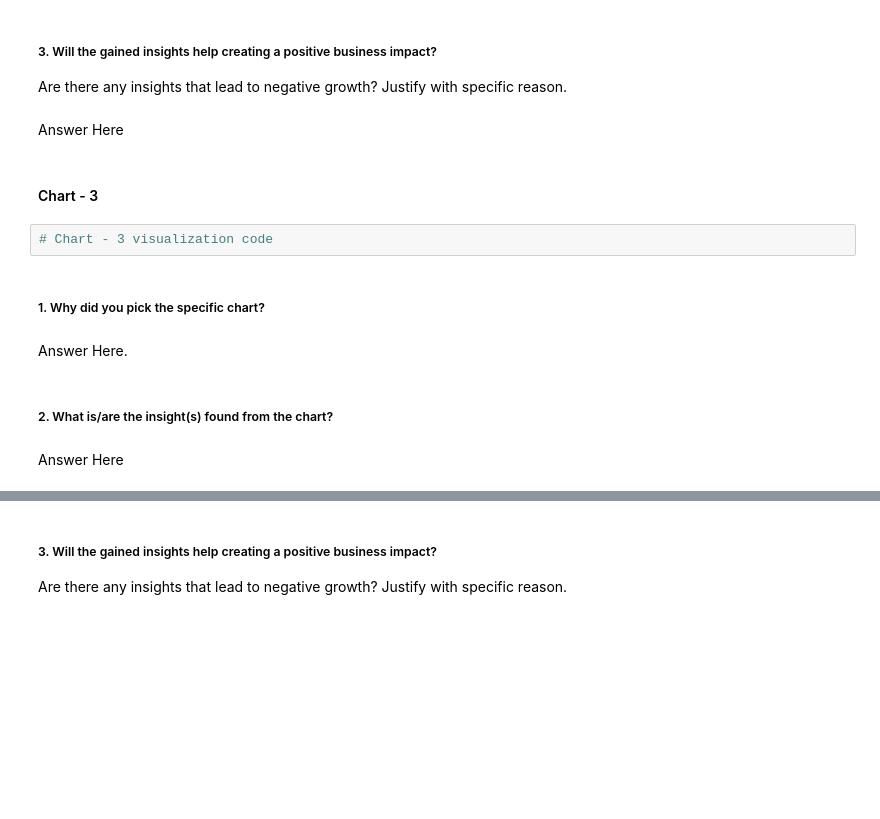
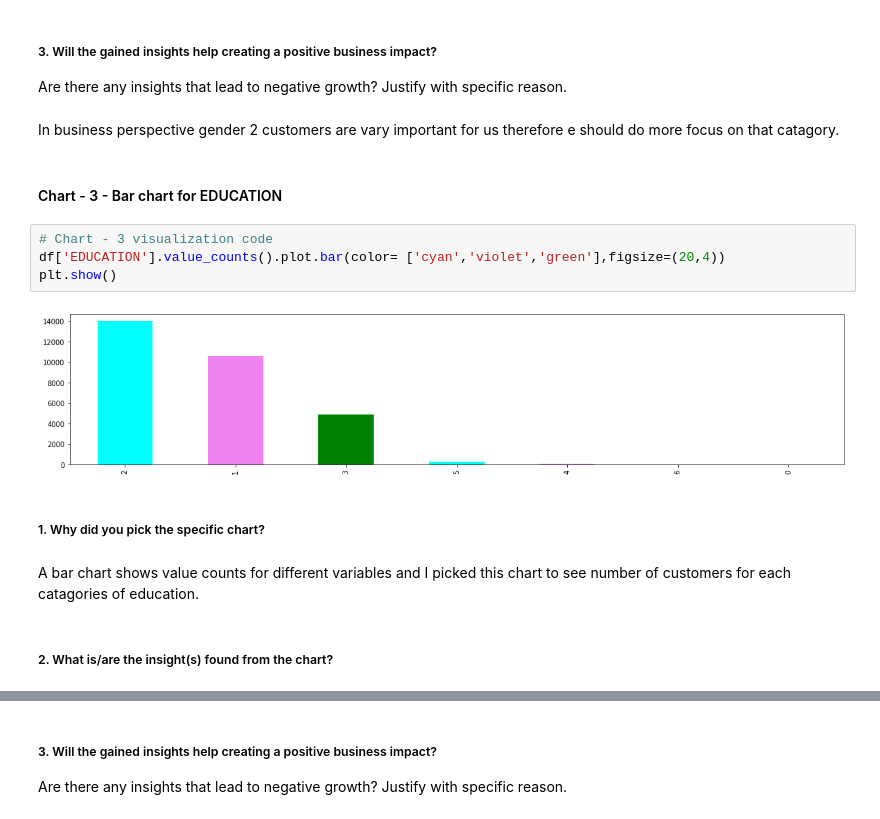
Before and after one commit to mdismailquraishicse/capstone_project_3_classification_creditcard_default, a Jupyter notebook: CreditCardDefaultPrediction.ipynb, the cells around one changed output, grey strips where cells are left out. Drawn from its saved outputs; the diff is of its cells as text; blank space fills up the shorter version.

```diff
--- a/CreditCardDefaultPrediction.ipynb
+++ b/CreditCardDefaultPrediction.ipynb
@@ -209,17 +478,19 @@ Answer Here
 # %% [markdown]
 ##### 3. Will the gained insights help creating a positive business impact?
 Are there any insights that lead to negative growth? Justify with specific reason.
-# %% [markdown]
-Answer Here
+# %% [markdown]
+In business perspective gender 2 customers are vary important for us therefore e should do more focus on that catagory.
 # %% [markdown]
-#### Chart - 3
+#### Chart - 3 - Bar chart for EDUCATION
-# %%
-# Chart - 3 visualization code
+# %%
+# Chart - 3 visualization code
+df['EDUCATION'].value_counts().plot.bar(color= ['cyan','violet','green'],figsize=(20,4))
+plt.show()
+# %% [output]
+[figure, added]
 # %% [markdown]
 ##### 1. Why did you pick the specific chart?
-# %% [markdown]
-Answer Here.
+# %% [markdown]
+A bar chart shows value counts for different variables and I picked this chart to see number of customers for each catagories of education.
 # %% [markdown]
 ##### 2. What is/are the insight(s) found from the chart?
-# %% [markdown]
-Answer Here
```
Also changed, not shown: parts of 46 cells of this notebook.
